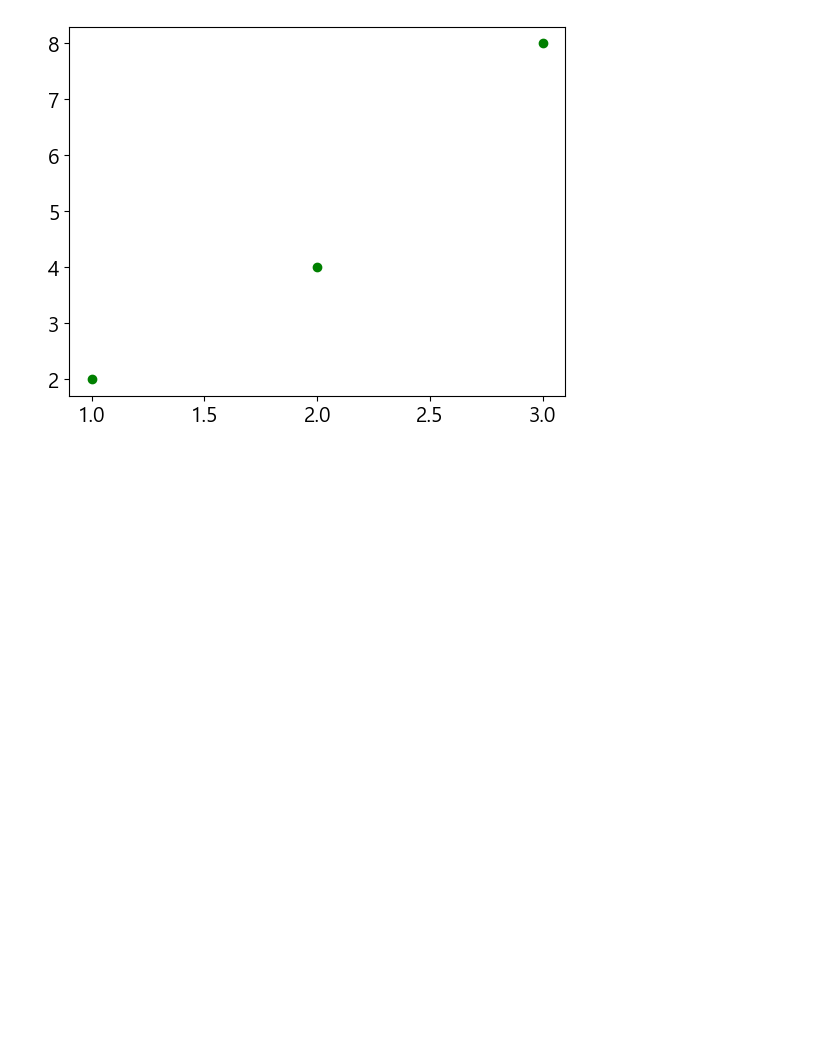
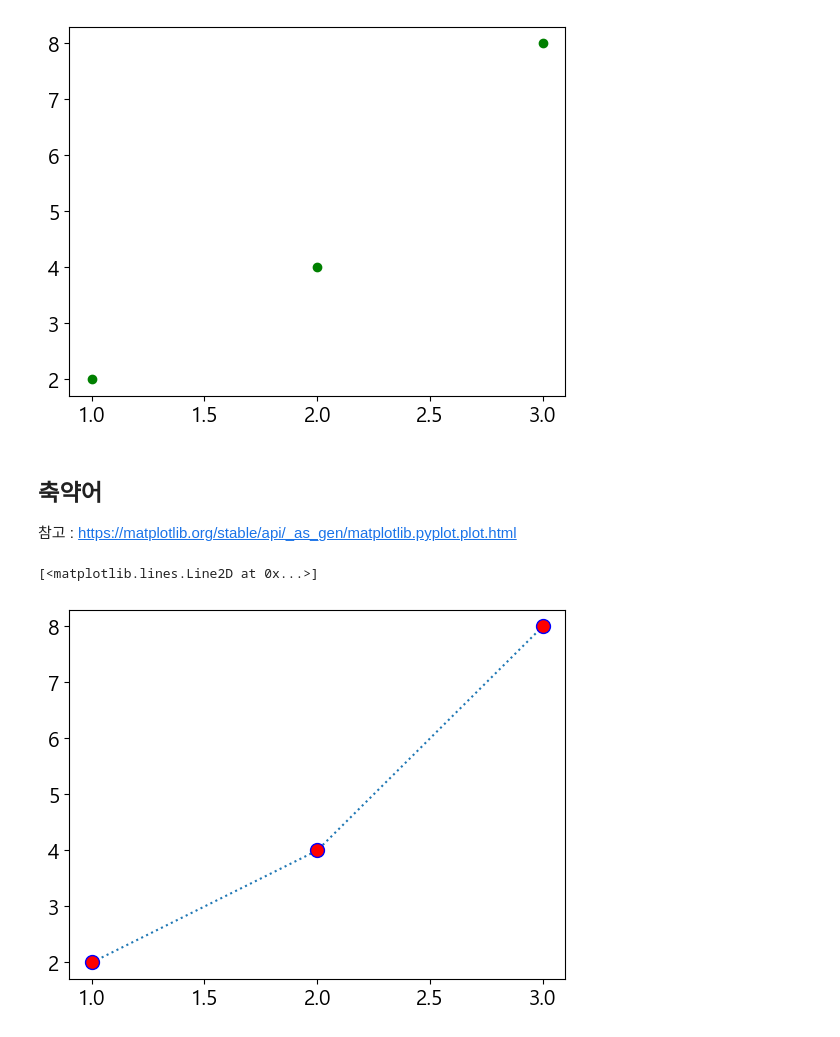
Before and after one commit to psjeong/Machine-Learning, a Jupyter notebook: Matplotlib/04. 스타일.ipynb, the cells around one changed output. Drawn from its saved outputs; the diff is of its cells as text; code cells hidden in the pictures; blank space fills up the shorter version.

```diff
--- a/Matplotlib/04. 스타일.ipynb
+++ b/Matplotlib/04. 스타일.ipynb
@@ -141,3 +141,15 @@ plt.plot(x, y, 'go')
 # %% [output]
 [<matplotlib.lines.Line2D at 0x...>]
 [figure]
+# %% [markdown]
+## 축약어
+참고 : https://matplotlib.org/stable/api/_as_gen/matplotlib.pyplot.plot.html
+# %%
+plt.plot(x, y, marker='o', mfc='red', ms=10, mec='blue', ls=':')
+# mfc (markerfacecolor)
+# ms (markersize)
+# mec (markeredgecolor)
+# ls (linestyle)
+# %% [output]
+[<matplotlib.lines.Line2D at 0x...>]
+[figure, added]
```
Also changed, not shown: parts of 4 cells of this notebook.
